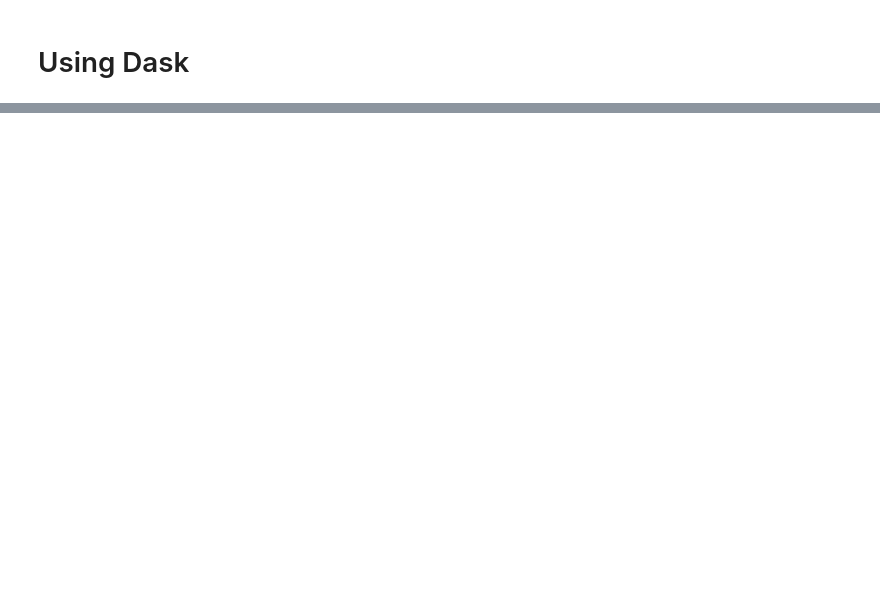
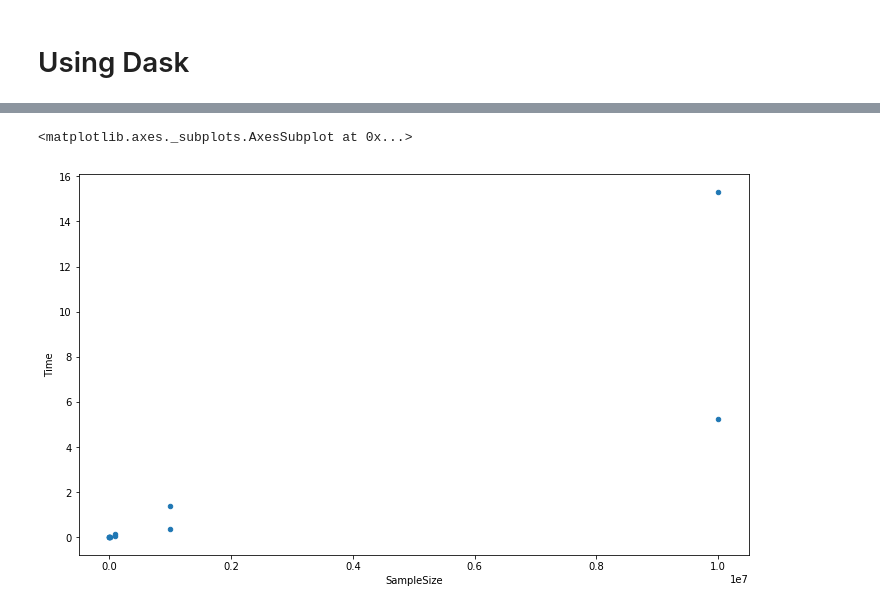
Before and after one commit to JIVJGFJZKF/experiment_calc_pi, a Jupyter notebook: make_pi.ipynb, the cells around one changed output, grey strips where cells are left out. Cells and saved outputs as stored; diff of their text form; code cells hidden in the pictures; blank space fills up the shorter version.

```diff
--- a/make_pi.ipynb
+++ b/make_pi.ipynb
@@ -108,0 +139,5 @@ for i in num_darts:
+# %%
+df_all.plot.scatter(x='SampleSize',y='Time',figsize=(12,7))
+# %% [output]
+<matplotlib.axes._subplots.AxesSubplot at 0x...>
+[figure, added]
```
Also changed, not shown: parts of 14 cells of this notebook.
